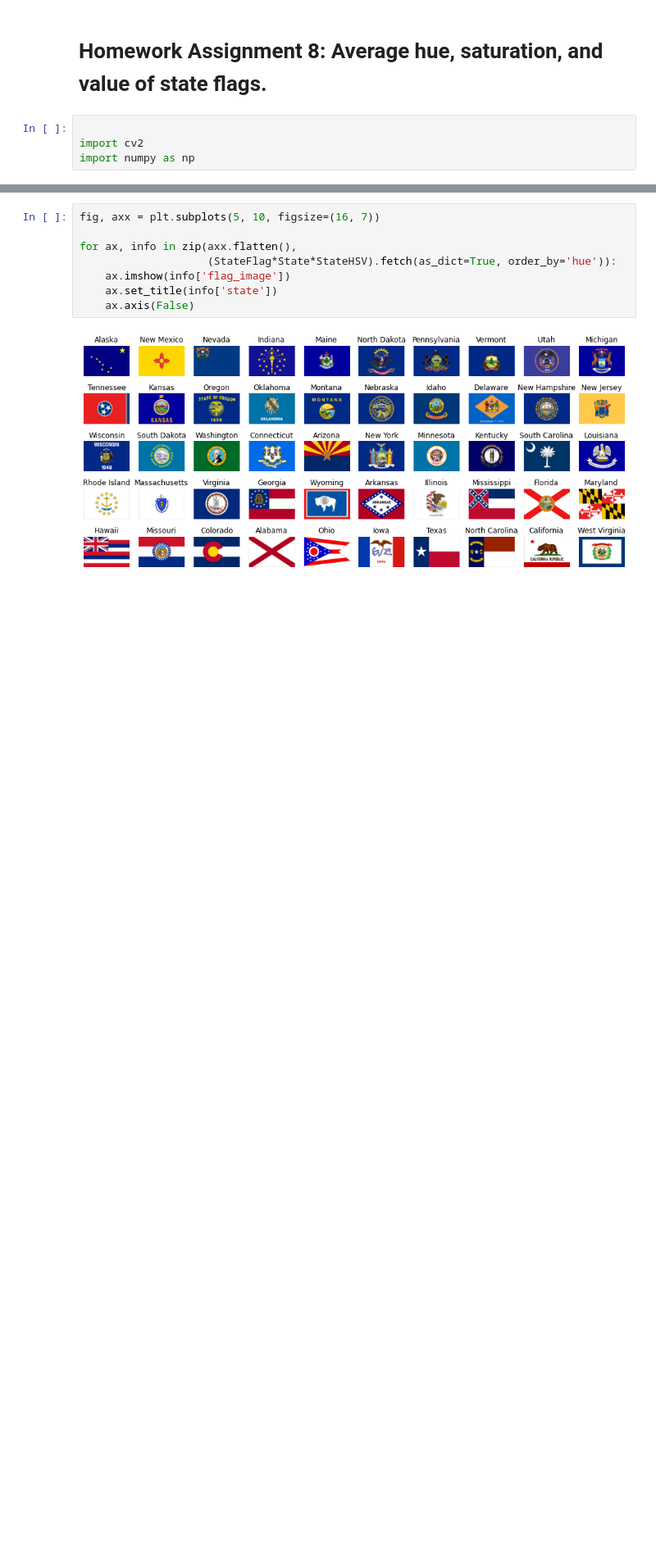
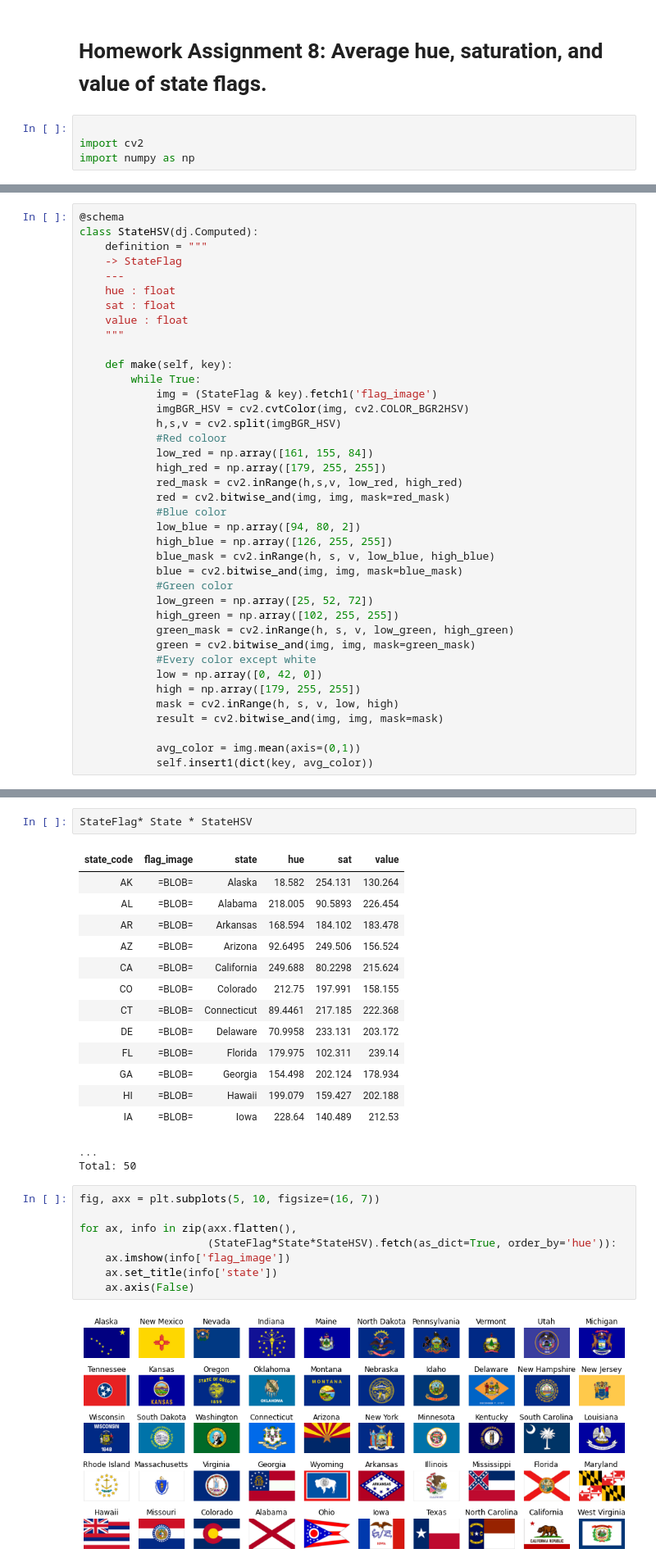
Before and after one commit to MSDS-6311/StyleTransfer, a Jupyter notebook: notebooks/States.ipynb, the cells around one changed output, grey strips where cells are left out. Shown at 82% size. Saved outputs shown, nothing was run; the diff lists cells and outputs as text; blank space fills up the shorter version.

Commit message:
make a new HSV table

```diff
--- a/notebooks/States.ipynb
+++ b/notebooks/States.ipynb
@@ -406 +381,40 @@ class StateHSV(dj.Computed):
+# %%
+@schema
+class StateHSV(dj.Computed):
+    definition = """
+    -> StateFlag
+    ---
+    hue : float
+    sat : float
+    value : float
+    """
+
+    def make(self, key):
+        while True:
+            img = (StateFlag & key).fetch1('flag_image')
+            imgBGR_HSV = cv2.cvtColor(img, cv2.COLOR_BGR2HSV)
+            h,s,v = cv2.split(imgBGR_HSV)
+            #Red coloor
+            low_red = np.array([161, 155, 84])
+            high_red = np.array([179, 255, 255])
+            red_mask = cv2.inRange(h,s,v, low_red, high_red)
+            red = cv2.bitwise_and(img, img, mask=red_mask)
+            #Blue color
+            low_blue = np.array([94, 80, 2])
+            high_blue = np.array([126, 255, 255])
+            blue_mask = cv2.inRange(h, s, v, low_blue, high_blue)
+            blue = cv2.bitwise_and(img, img, mask=blue_mask)
+            #Green color
+            low_green = np.array([25, 52, 72])
+            high_green = np.array([102, 255, 255])
+            green_mask = cv2.inRange(h, s, v, low_green, high_green)
+            green = cv2.bitwise_and(img, img, mask=green_mask)
+            #Every color except white
+            low = np.array([0, 42, 0])
+            high = np.array([179, 255, 255])
+            mask = cv2.inRange(h, s, v, low, high)
+            result = cv2.bitwise_and(img, img, mask=mask)
+
+            avg_color = img.mean(axis=(0,1))
+            self.insert1(dict(key, avg_color))
 # %%
@@ -408,3 +424,21 @@ StateHSV.populate(display_progress=True)
+# %%
+StateFlag* State * StateHSV
+# %% [output]
+| state_code | flag_image | state | hue | sat | value |
+| AK | =BLOB= | Alaska | 18.582 | 254.131 | 130.264 |
+| AL | =BLOB= | Alabama | 218.005 | 90.5893 | 226.454 |
+| AR | =BLOB= | Arkansas | 168.594 | 184.102 | 183.478 |
+| AZ | =BLOB= | Arizona | 92.6495 | 249.506 | 156.524 |
+| CA | =BLOB= | California | 249.688 | 80.2298 | 215.624 |
+| CO | =BLOB= | Colorado | 212.75 | 197.991 | 158.155 |
+| CT | =BLOB= | Connecticut | 89.4461 | 217.185 | 222.368 |
+| DE | =BLOB= | Delaware | 70.9958 | 233.131 | 203.172 |
+| FL | =BLOB= | Florida | 179.975 | 102.311 | 239.14 |
+| GA | =BLOB= | Georgia | 154.498 | 202.124 | 178.934 |
+| HI | =BLOB= | Hawaii | 199.079 | 159.427 | 202.188 |
+| IA | =BLOB= | Iowa | 228.64 | 140.489 | 212.53 |
+...
+Total: 50
 # %%
 fig, axx = plt.subplots(5, 10, figsize=(16, 7))
 
```
Also changed, not shown: parts of 4 cells of this notebook.
